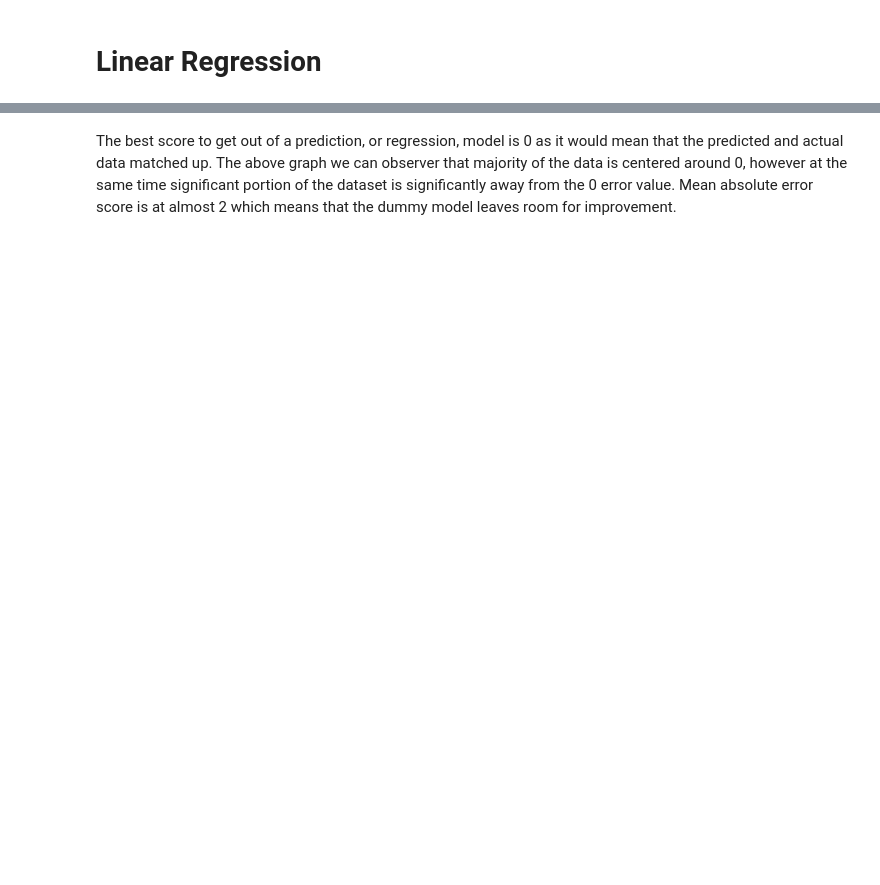
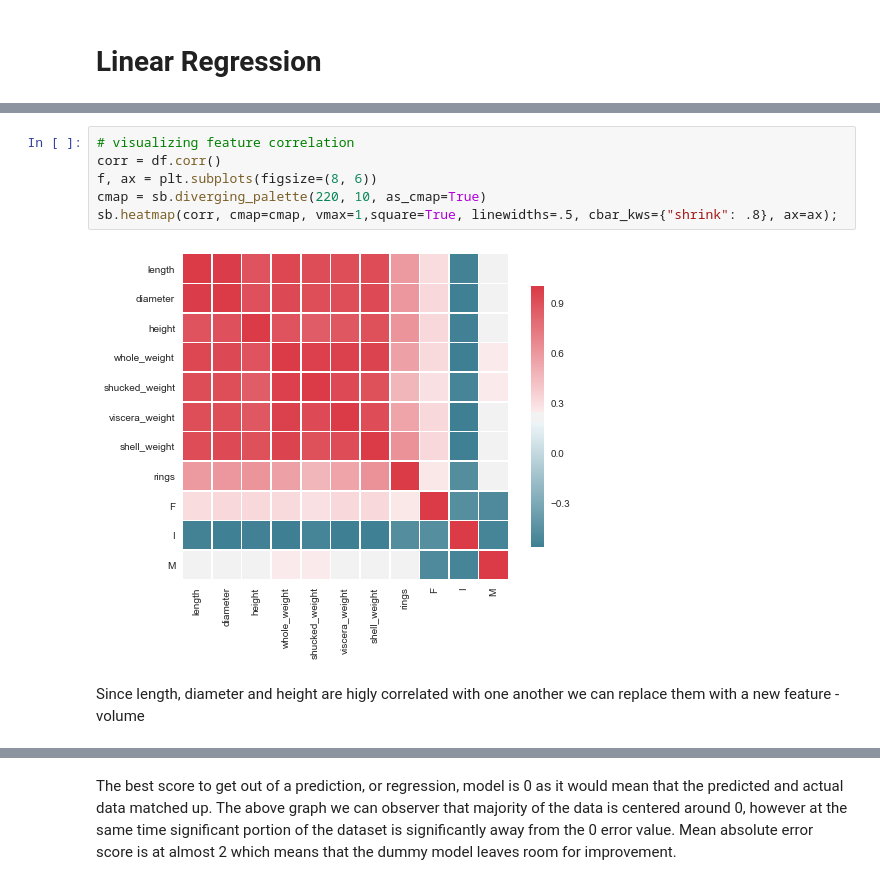
Before and after one commit to viciouspetal/data-analytics-notebook, a Jupyter notebook: Assignment workbook.ipynb, the cells around one changed output, grey strips where cells are left out. Drawn from its saved outputs; the diff is of its cells as text; blank space fills up the shorter version.

```diff
--- a/Assignment workbook.ipynb
+++ b/Assignment workbook.ipynb
@@ -623,0 +611,10 @@ df.head()
+# %%
+# visualizing feature correlation
+corr = df.corr()
+f, ax = plt.subplots(figsize=(8, 6))
+cmap = sb.diverging_palette(220, 10, as_cmap=True)
+sb.heatmap(corr, cmap=cmap, vmax=1,square=True, linewidths=.5, cbar_kws={"shrink": .8}, ax=ax);
+# %% [output]
+[figure, added]
+# %% [markdown]
+Since length, diameter and height are higly correlated with one another we can replace them with a new feature - volume
```
Also changed, not shown: parts of 39 cells of this notebook, 2 other files.
